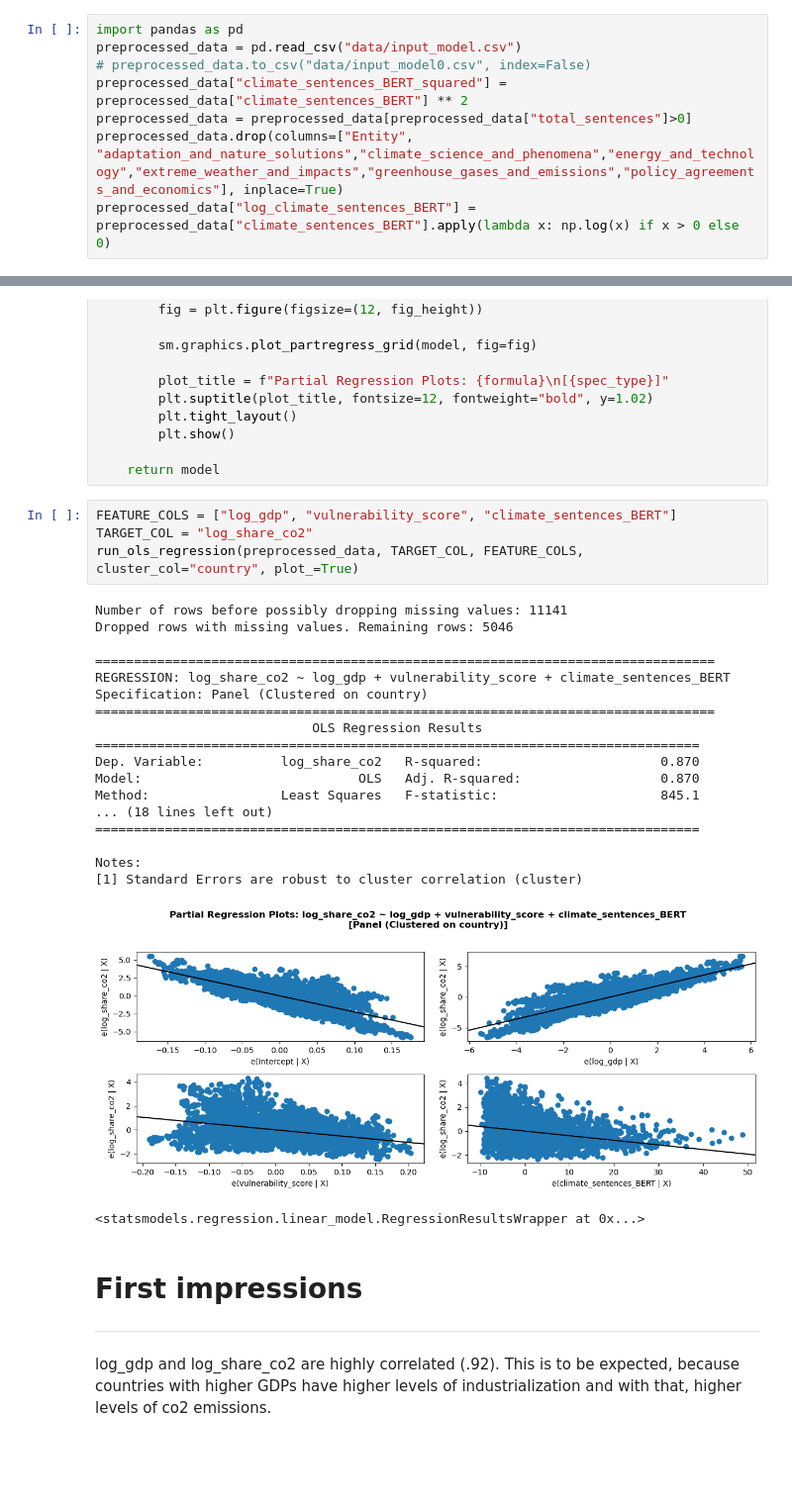
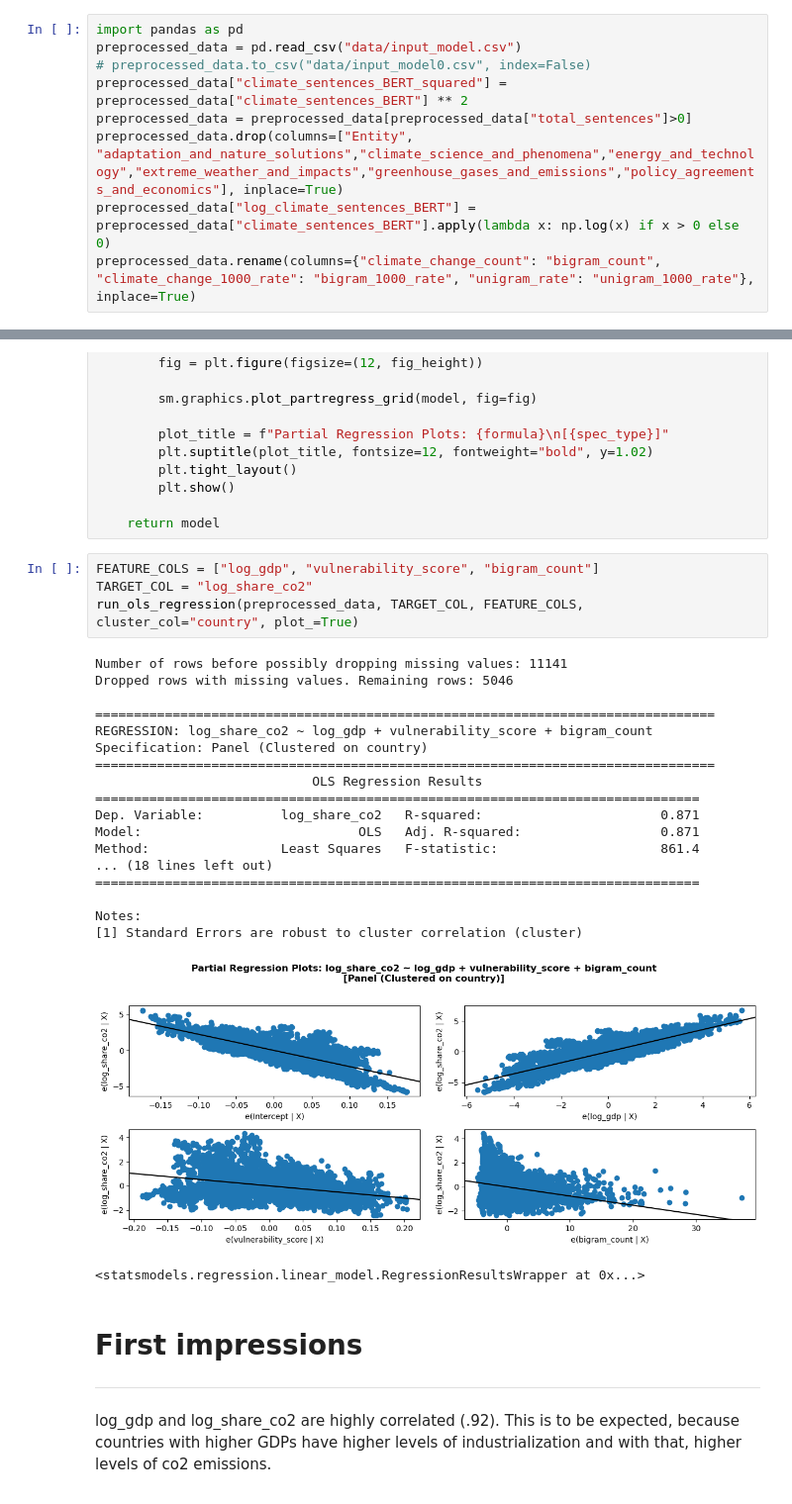
Before and after one commit to jacobgroot/FDS, a Jupyter notebook: analysis.ipynb, the cells around one changed output, grey strips where cells are left out. Shown at 99% size. Drawn from its saved outputs; the diff is of its cells as text; blank space fills up the shorter version.

```diff
--- a/analysis.ipynb
+++ b/analysis.ipynb
@@ -6,4 +6,5 @@ preprocessed_data["climate_sentences_BERT_squared"] = preprocessed_data["climate
 preprocessed_data = preprocessed_data[preprocessed_data["total_sentences"]>0]
 preprocessed_data.drop(columns=["Entity", "adaptation_and_nature_solutions","climate_science_and_phenomena","energy_and_technology","extreme_weather_and_impacts","greenhouse_gases_and_emissions","policy_agreements_and_economics"], inplace=True)
 preprocessed_data["log_climate_sentences_BERT"] = preprocessed_data["climate_sentences_BERT"].apply(lambda x: np.log(x) if x > 0 else 0)
+preprocessed_data.rename(columns={"climate_change_count": "bigram_count", "climate_change_1000_rate": "bigram_1000_rate", "unigram_rate": "unigram_1000_rate"}, inplace=True)
 # %%
@@ -70,28 +69,28 @@ def run_ols_regression(df_model, target_col, feature_cols, cluster_col="country"
 
     return model
 # %%
-FEATURE_COLS = ["log_gdp", "vulnerability_score", "climate_sentences_BERT"]
+FEATURE_COLS = ["log_gdp", "vulnerability_score", "bigram_count"]
 TARGET_COL = "log_share_co2"
 run_ols_regression(preprocessed_data, TARGET_COL, FEATURE_COLS, cluster_col="country", plot_=True)
 # %% [output]
 Number of rows before possibly dropping missing values: 11141
 Dropped rows with missing values. Remaining rows: 5046
 
 ================================================================================
-REGRESSION: log_share_co2 ~ log_gdp + vulnerability_score + climate_sentences_BERT
+REGRESSION: log_share_co2 ~ log_gdp + vulnerability_score + bigram_count
 Specification: Panel (Clustered on country)
 ================================================================================
                             OLS Regression Results
 ==============================================================================
-Dep. Variable:          log_share_co2   R-squared:                       0.870
-Model:                            OLS   Adj. R-squared:                  0.870
-Method:                 Least Squares   F-statistic:                     845.1
+Dep. Variable:          log_share_co2   R-squared:                       0.871
+Model:                            OLS   Adj. R-squared:                  0.871
+Method:                 Least Squares   F-statistic:                     861.4
 ... (18 lines left out)
 ==============================================================================
 
 Notes:
 [1] Standard Errors are robust to cluster correlation (cluster)
-[figure, old version]
+[figure, new version]
 <statsmodels.regression.linear_model.RegressionResultsWrapper at 0x...>
 # %% [markdown]
 # First impressions
```
Also changed, not shown: parts of 9 cells of this notebook, 7 other files.
